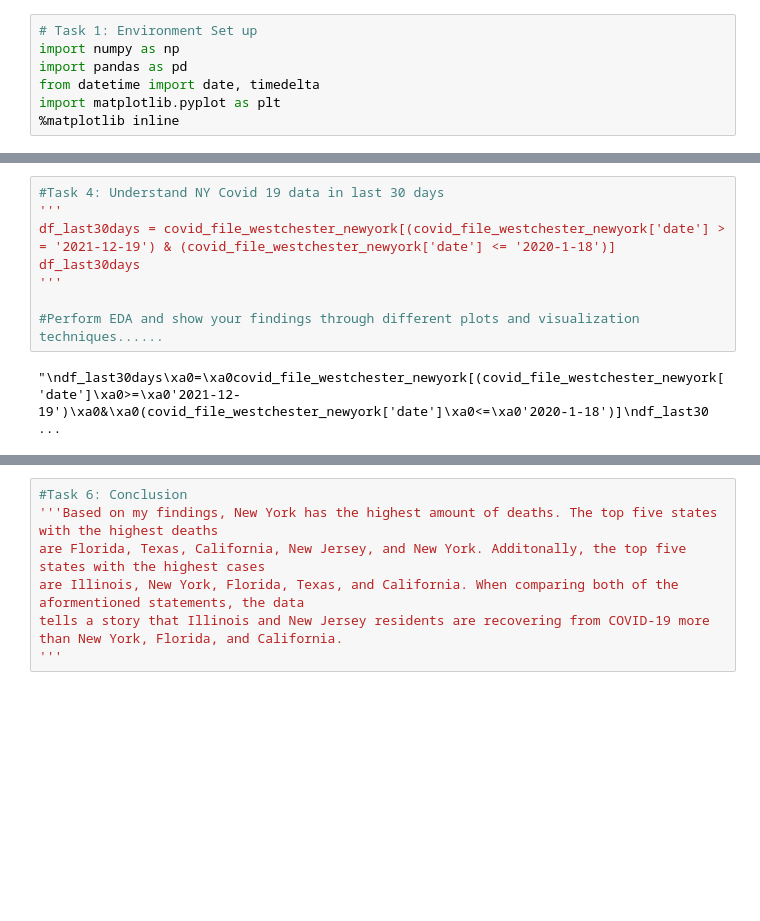
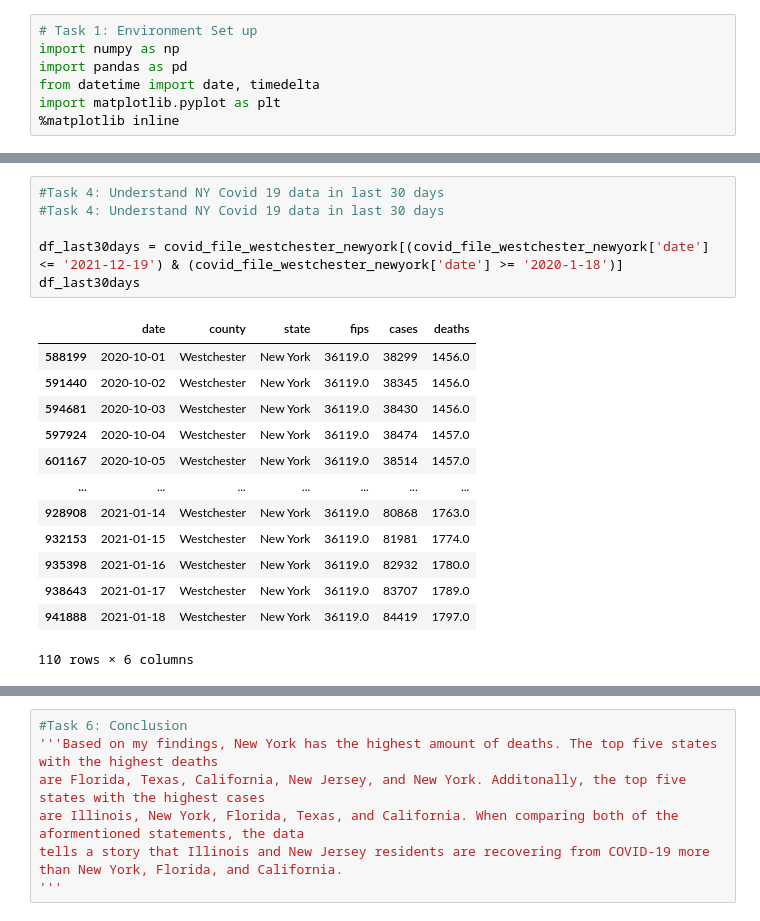
Before and after one commit to Gitprincesskerry/Unit2_Python, a Jupyter notebook: Project2Unit3.ipynb, the cells around one changed output, grey strips where cells are left out. Drawn from its saved outputs; the diff is of its cells as text; blank space fills up the shorter version.

```diff
--- a/Project2Unit3.ipynb
+++ b/Project2Unit3.ipynb
@@ -83,14 +83,24 @@ Name: deaths, dtype: float64
 [figure]
 # %%
 #Task 4: Understand NY Covid 19 data in last 30 days
-'''
-df_last30days = covid_file_westchester_newyork[(covid_file_westchester_newyork['date'] >= '2021-12-19') & (covid_file_westchester_newyork['date'] <= '2020-1-18')]
+#Task 4: Understand NY Covid 19 data in last 30 days
+
+df_last30days = covid_file_westchester_newyork[(covid_file_westchester_newyork['date'] <= '2021-12-19') & (covid_file_westchester_newyork['date'] >= '2020-1-18')]
 df_last30days
-'''
-
-#Perform EDA and show your findings through different plots and visualization techniques......
 # %% [output]
+|  | date | county | state | fips | cases | deaths |
+| 588199 | 2020-10-01 | Westchester | New York | 36119.0 | 38299 | 1456.0 |
+| 591440 | 2020-10-02 | Westchester | New York | 36119.0 | 38345 | 1456.0 |
+| 594681 | 2020-10-03 | Westchester | New York | 36119.0 | 38430 | 1456.0 |
+| 597924 | 2020-10-04 | Westchester | New York | 36119.0 | 38474 | 1457.0 |
+| 601167 | 2020-10-05 | Westchester | New York | 36119.0 | 38514 | 1457.0 |
+| ... | ... | ... | ... | ... | ... | ... |
+| 928908 | 2021-01-14 | Westchester | New York | 36119.0 | 80868 | 1763.0 |
+| 932153 | 2021-01-15 | Westchester | New York | 36119.0 | 81981 | 1774.0 |
+| 935398 | 2021-01-16 | Westchester | New York | 36119.0 | 82932 | 1780.0 |
+| 938643 | 2021-01-17 | Westchester | New York | 36119.0 | 83707 | 1789.0 |
+| 941888 | 2021-01-18 | Westchester | New York | 36119.0 | 84419 | 1797.0 |
-"\ndf_last30days\xa0=\xa0covid_file_westchester_newyork[(covid_file_westchester_newyork['date']\xa0>=\xa0'2021-12-19')\xa0&\xa0(covid_file_westchester_newyork['date']\xa0<=\xa0'2020-1-18')]\ndf_last30 ...
+110 rows × 6 columns
 # %%
 #Task 5: Comparing Covid 19 data with different states
 
```
Also changed, not shown: parts of 3 cells of this notebook.
